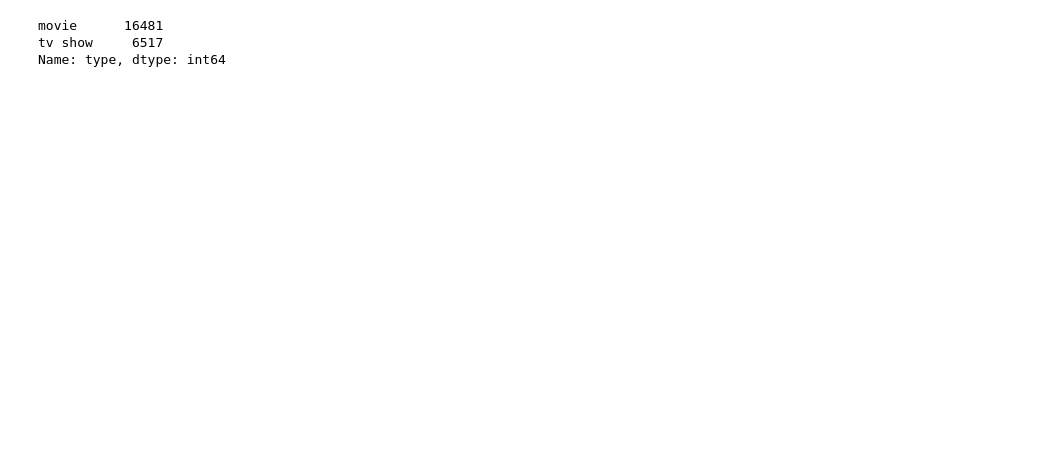
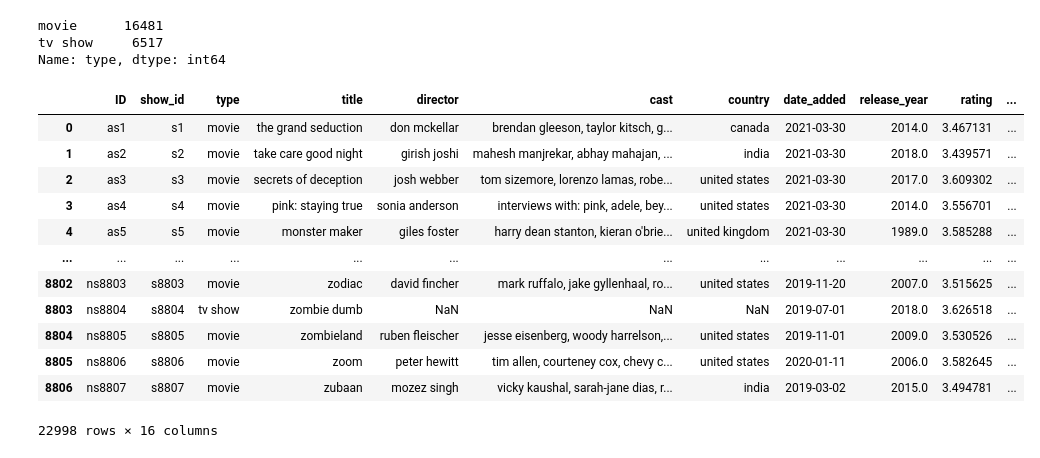
Before and after one commit to juancarmona57/PI-Data07, a Jupyter notebook: ETL.ipynb, the cells around one changed output. Cells and saved outputs as stored; diff of their text form; code cells hidden in the pictures; blank space fills up the shorter version.

```diff
--- a/ETL.ipynb
+++ b/ETL.ipynb
@@ -272,0 +108,18 @@ memory usage: 982.0+ KB
+# %%
+#segundo disney
+ratings2 = ratings[ratings['movieId'].str.startswith('d')]
+
+# Calcular el promedio de los ratings por cada movieId
+r2_grouped = ratings2.groupby('movieId').mean()
+
+# Reemplazar los valores faltantes en el dataframe "am" con los valores calculados
+di.loc[di['ID'].isin(r2_grouped.index), 'rating'] = r2_grouped['rating'].values
+# %%
+#ahora para hulu
+ratings3 = ratings[ratings['movieId'].str.startswith('h')]
+
+# Calcular el promedio de los ratings por cada movieId
+r3_grouped = ratings3.groupby('movieId').mean()
+
+# Reemplazar los valores faltantes en el dataframe "am" con los valores calculados
+hu.loc[hu['ID'].isin(r3_grouped.index), 'rating'] = r3_grouped['rating'].values
@@ -549,3 +398,19 @@ plat['type'].value_counts()
 movie      16481
 tv show     6517
 Name: type, dtype: int64
+# %%
+plat
+# %% [output]
+|  | ID | show_id | type | title | director | cast | country | date_added | release_year | rating | ... |
+| 0 | as1 | s1 | movie | the grand seduction | don mckellar | brendan gleeson, taylor kitsch, g... | canada | 2021-03-30 | 2014.0 | 3.467131 | ... |
+| 1 | as2 | s2 | movie | take care good night | girish joshi | mahesh manjrekar, abhay mahajan, ... | india | 2021-03-30 | 2018.0 | 3.439571 | ... |
+| 2 | as3 | s3 | movie | secrets of deception | josh webber | tom sizemore, lorenzo lamas, robe... | united states | 2021-03-30 | 2017.0 | 3.609302 | ... |
+| 3 | as4 | s4 | movie | pink: staying true | sonia anderson | interviews with: pink, adele, bey... | united states | 2021-03-30 | 2014.0 | 3.556701 | ... |
+| 4 | as5 | s5 | movie | monster maker | giles foster | harry dean stanton, kieran o'brie... | united kingdom | 2021-03-30 | 1989.0 | 3.585288 | ... |
+| ... | ... | ... | ... | ... | ... | ... | ... | ... | ... | ... | ... |
+| 8802 | ns8803 | s8803 | movie | zodiac | david fincher | mark ruffalo, jake gyllenhaal, ro... | united states | 2019-11-20 | 2007.0 | 3.515625 | ... |
+| 8803 | ns8804 | s8804 | tv show | zombie dumb | NaN | NaN | NaN | 2019-07-01 | 2018.0 | 3.626518 | ... |
+| 8804 | ns8805 | s8805 | movie | zombieland | ruben fleischer | jesse eisenberg, woody harrelson,... | united states | 2019-11-01 | 2009.0 | 3.530526 | ... |
+| 8805 | ns8806 | s8806 | movie | zoom | peter hewitt | tim allen, courteney cox, chevy c... | united states | 2020-01-11 | 2006.0 | 3.582645 | ... |
+| 8806 | ns8807 | s8807 | movie | zubaan | mozez singh | vicky kaushal, sarah-jane dias, r... | india | 2019-03-02 | 2015.0 | 3.494781 | ... |
+22998 rows × 16 columns
```
Also changed, not shown: parts of 39 cells of this notebook, 2 other files.
